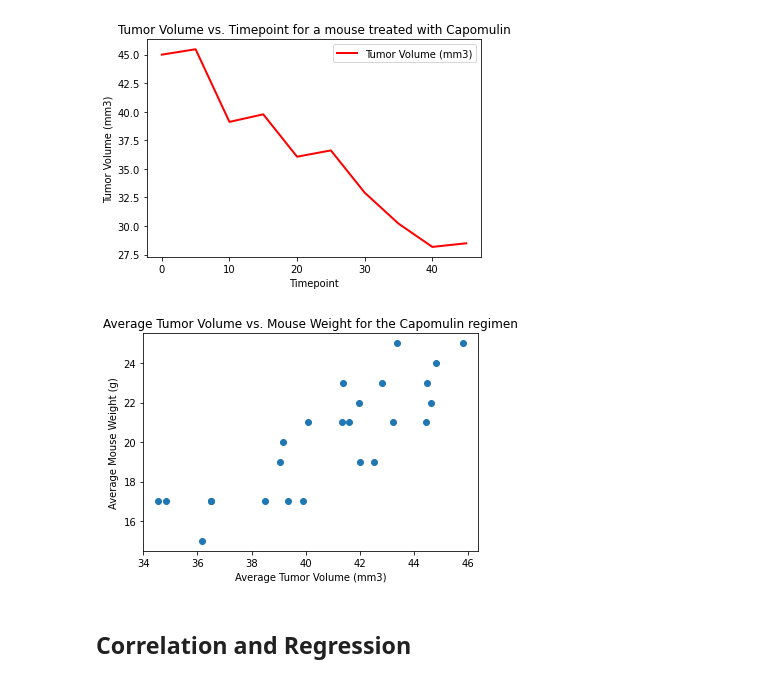
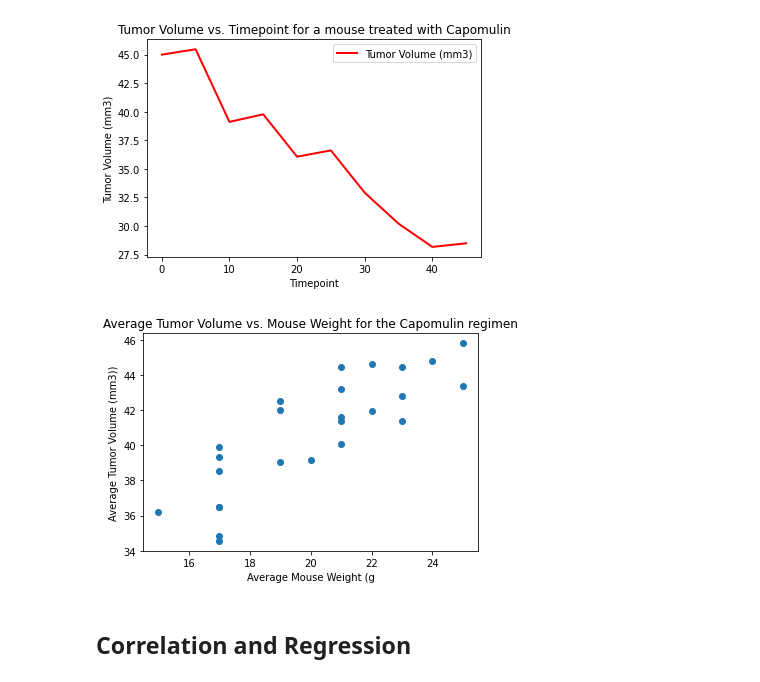
Before and after one commit to vasantap/The-Power-of-Plots, a Jupyter notebook: pymaceuticals_starter.ipynb, the cells around one changed output. Saved outputs shown, nothing was run; the diff lists cells and outputs as text; code cells hidden in the pictures.

Commit message:
switched x and y for better readability of plot

```diff
--- a/pymaceuticals_starter.ipynb
+++ b/pymaceuticals_starter.ipynb
@@ -305,20 +305,20 @@ Text(0, 0.5, 'Tumor Volume (mm3)')
 # %%
 # Generate a scatter plot of average tumor volume vs. mouse weight for the Capomulin regimen
 capomulin_treated_mice_avg_tumor_vol = capomulin_treated_mice.groupby(['Mouse ID'])['Tumor Volume (mm3)'].mean()
 capomulin_treated_mice_avg_tumor_vol
 mouse_weight_avg = capomulin_treated_mice.groupby(['Mouse ID'])['Weight (g)'].mean()
 mouse_weight_avg
 mouse_avg_vol_weight_df = pd.merge(capomulin_treated_mice_avg_tumor_vol, mouse_weight_avg, on=['Mouse ID'])
 mouse_avg_vol_weight_df
 average_tumor_volume = mouse_avg_vol_weight_df['Tumor Volume (mm3)']
 average_mouse_weight = mouse_avg_vol_weight_df['Weight (g)']
-plt.scatter(average_tumor_volume,average_mouse_weight)
-plt.xlabel('Average Tumor Volume (mm3)')
-plt.ylabel('Average Mouse Weight (g)')
+plt.scatter(average_mouse_weight,average_tumor_volume)
+plt.xlabel('Average Mouse Weight (g')
+plt.ylabel('Average Tumor Volume (mm3))')
 plt.title('Average Tumor Volume vs. Mouse Weight for the Capomulin regimen')
 plt.show()
 # %% [output]
-[figure, old version]
+[figure, new version]
 # %% [markdown]
 ## Correlation and Regression
 # %%
```
